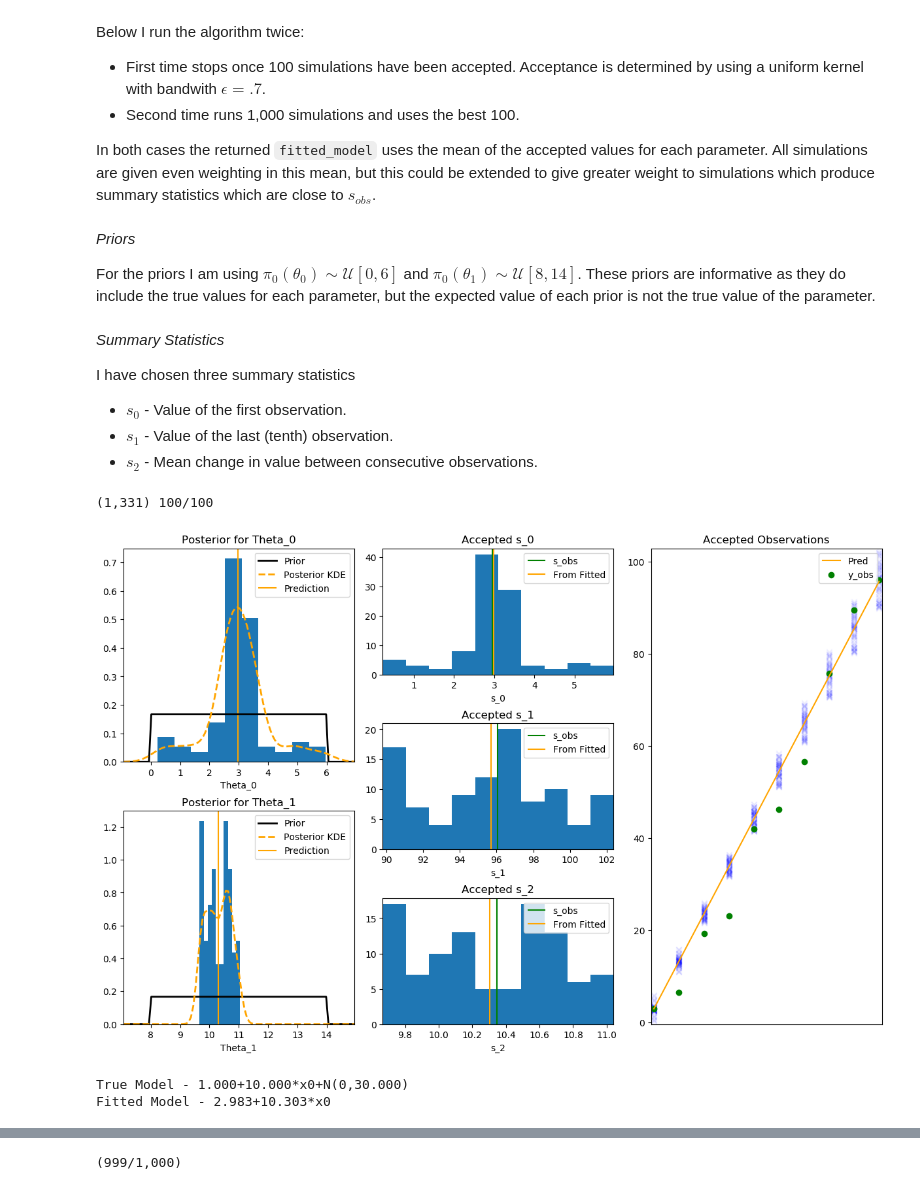
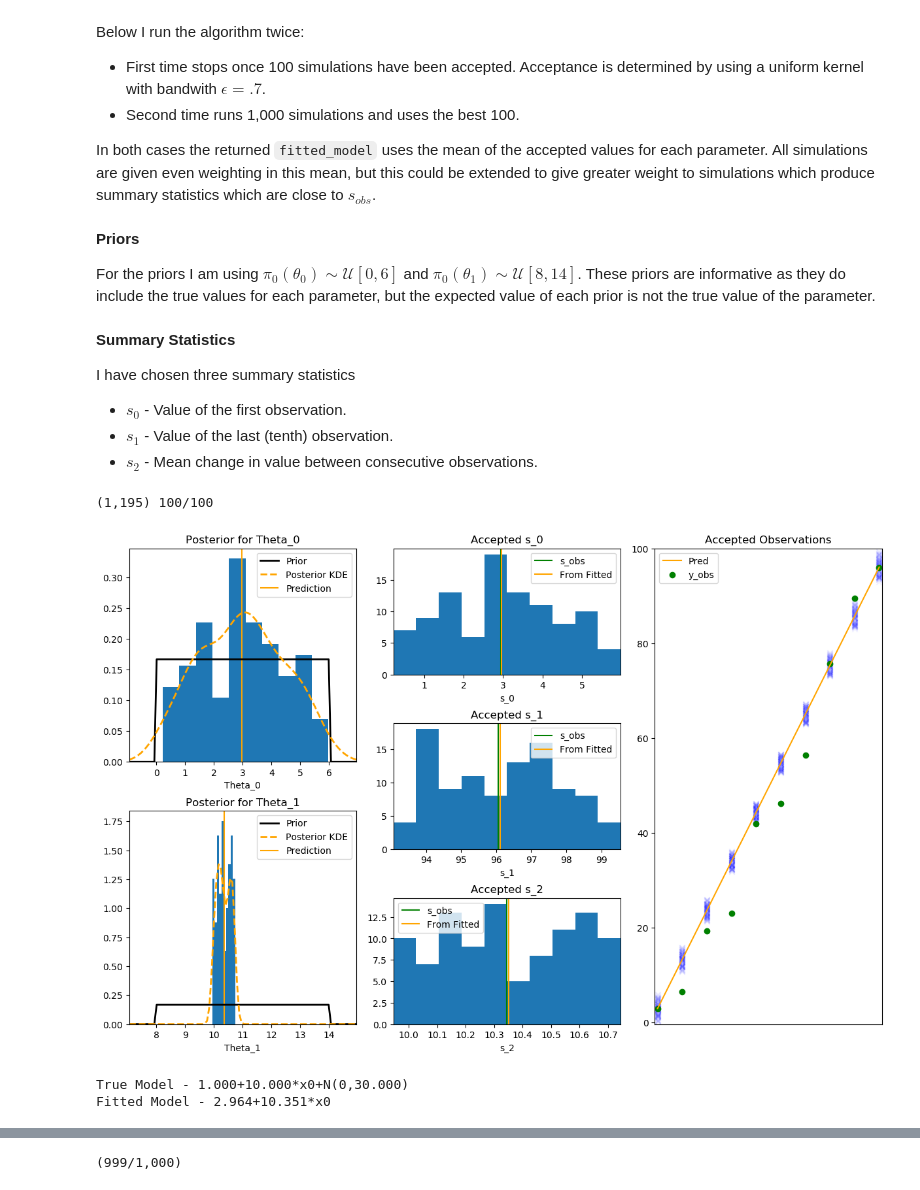
Before and after one commit to dajhutchinson/bayesian-modelling-of-epidemic-events, a Jupyter notebook: Code/ABC_Notebook.ipynb, the cells around one changed output, grey strips where cells are left out. Cells and saved outputs as stored; diff of their text form; code cells hidden in the pictures.

```diff
--- a/Code/ABC_Notebook.ipynb
+++ b/Code/ABC_Notebook.ipynb
@@ -243,14 +254,14 @@ Below I run the algorithm twice:
 
 In both cases the returned `fitted_model` uses the mean of the accepted values for each parameter. All simulations are given even weighting in this mean, but this could be extended to give greater weight to simulations which produce summary statistics which are close to $s_{obs}$.
 # %% [markdown]
-*Priors*
+**Priors**
 
 For the priors I am using $\pi_{0}(\theta_0)\sim\mathcal{U}[0,6]$ and $\pi_0(\theta_1)\sim\mathcal{U}[8,14]$. These priors are informative as they do include the true values for each parameter, but the expected value of each prior is not the true value of the parameter.
 # %%
 # Define Priors
 lm_priors=[stats.uniform(0,6),stats.uniform(8,6)]
 # %% [markdown]
-*Summary Statistics*
+**Summary Statistics**
 
 I have chosen three summary statistics
  * $s_0$ - Value of the first observation.
@@ -265,17 +276,17 @@ summary_stats=[start,end,mean_grad]
 # %%
 # First Run - FIXED NUMBER - Until 100 acceptances
 np.random.seed(16111998) # Fix random seed
 
-sampling_details={"sampling_method":"fixed_number","sample_size":100,"scaling_factor":.7,"kernel_func":ABC.uniform_kernel}
+sampling_details={"sampling_method":"fixed_number","sample_size":100,"scaling_factor":4,"kernel_func":ABC.uniform_kernel}
 
 fitted_model=ABC.abc_rejcection(n_obs=10,y_obs=lm.observe(),fitting_model=lm.copy([1,1]),priors=lm_priors,sampling_details=sampling_details,summary_stats=summary_stats)
 print("True Model - {}".format(lm))
 print("Fitted Model - {}\n".format(fitted_model))
 # %% [output]
-(1,331) 100/100
+(1,195) 100/100
-[figure, old version]
+[figure, new version]
 True Model - 1.000+10.000*x0+N(0,30.000)
-Fitted Model - 2.983+10.303*x0
+Fitted Model - 2.964+10.351*x0
 # %% [markdown]
 *Comments*
 
```
Also changed, not shown: parts of 39 cells of this notebook, 5 other files.
